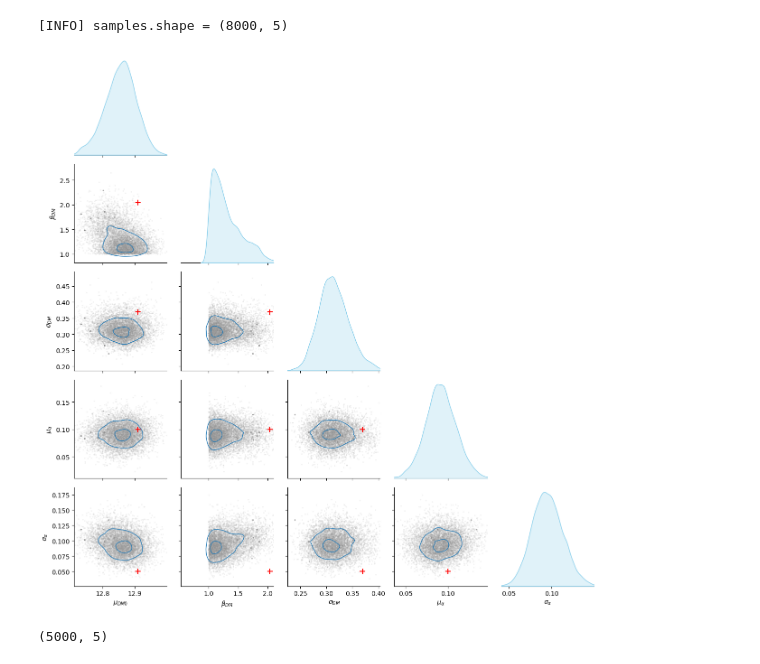
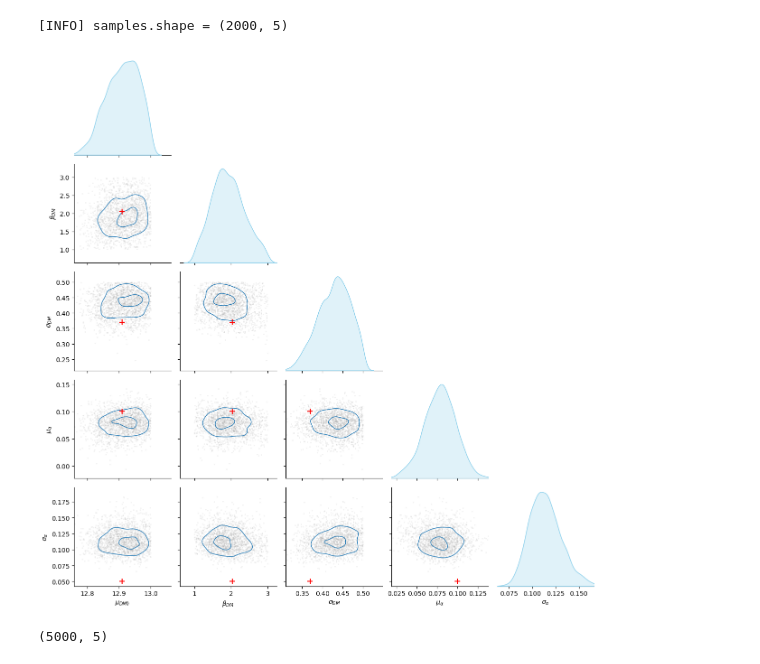
Before and after one commit to zheshishuoshuo/sl_inference_restart, a Jupyter notebook: test_notebook/plot_post.ipynb, the cells around one changed output. Drawn from its saved outputs; the diff is of its cells as text; code cells hidden in the pictures.

```diff
--- a/test_notebook/plot_post.ipynb
+++ b/test_notebook/plot_post.ipynb
@@ -60,16 +60,16 @@ def plot_pairplot_with_truth(
     plt.show()
 # %%
 plot_pairplot_with_truth(
-    hdf5_file="../chains/chains_eta_no_eta1.h5",
+    hdf5_file="../chains/chains_eta_new_table.h5",
     discard=2000,
     thin=10,
     labels=[r"$\mu_{DM0}$", r"$\beta_{DM}$", r"$\sigma_{DM}$", r"$\mu_\alpha$", r"$\sigma_\alpha$"],
     truths=[12.91, 2.04, 0.37, 0.1, 0.05],
     width_factor=3
 )
 # %% [output]
-[INFO] samples.shape = (8000, 5)
+[INFO] samples.shape = (2000, 5)
-[figure, old version]
+[figure, new version]
 # %%
 import numpy as np
 import pandas as pd
```
Also changed, not shown: 8 other files.
